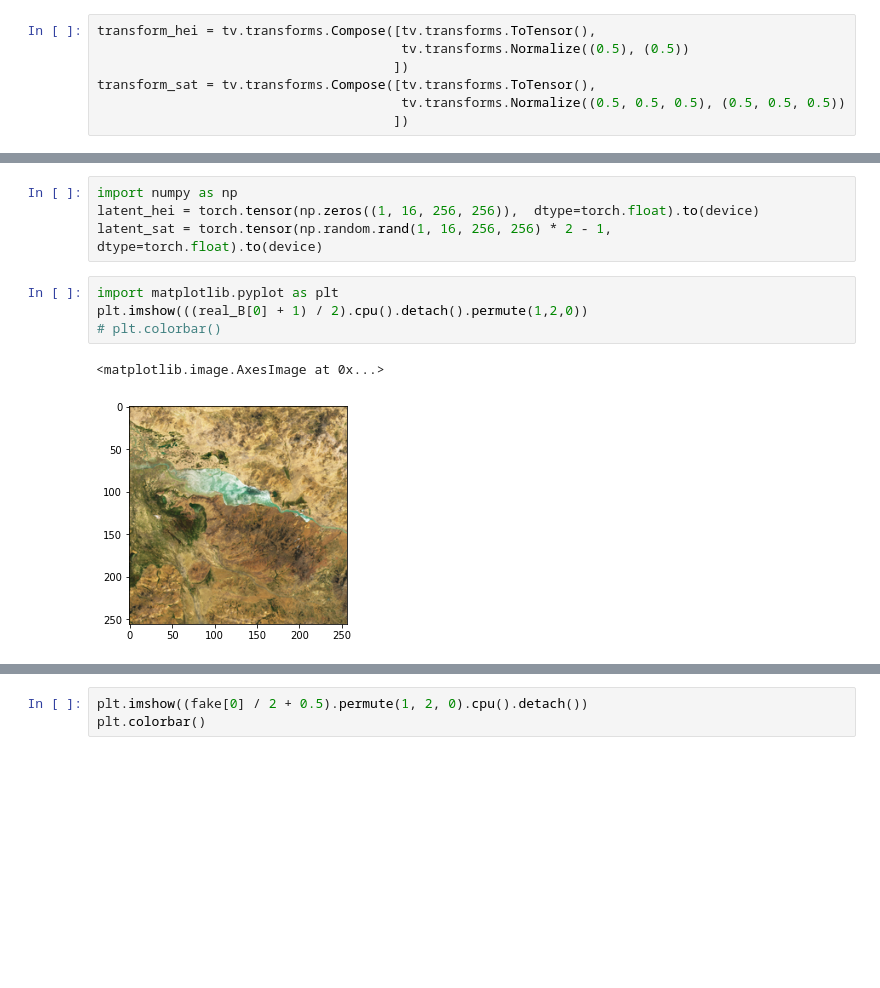
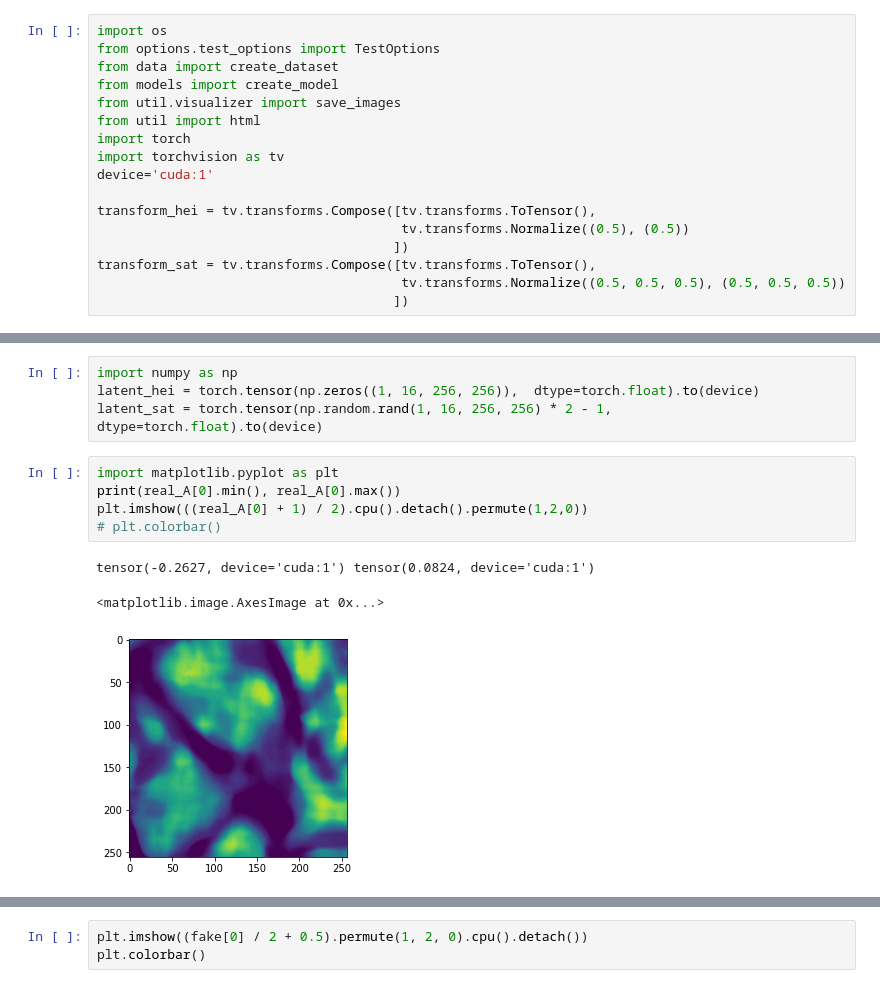
Before and after one commit to jayin92/TerrainGAN, a Jupyter notebook: custom_test.ipynb, the cells around one changed output, grey strips where cells are left out. Cells and saved outputs as stored; diff of their text form; blank space fills up the shorter version.

```diff
--- a/custom_test.ipynb
+++ b/custom_test.ipynb
@@ -58,4 +58,14 @@ device='cuda:1'
 # %%
+import os
+from options.test_options import TestOptions
+from data import create_dataset
+from models import create_model
+from util.visualizer import save_images
+from util import html
+import torch
+import torchvision as tv
+device='cuda:1'
+
 transform_hei = tv.transforms.Compose([tv.transforms.ToTensor(),
                                        tv.transforms.Normalize((0.5), (0.5))
                                       ])
@@ -85,11 +95,13 @@ latent_hei = torch.tensor(np.zeros((1, 16, 256, 256)),  dtype=torch.float).to(de
 latent_sat = torch.tensor(np.random.rand(1, 16, 256, 256) * 2 - 1,  dtype=torch.float).to(device)
 # %%
 import matplotlib.pyplot as plt
-plt.imshow(((real_B[0] + 1) / 2).cpu().detach().permute(1,2,0))
+print(real_A[0].min(), real_A[0].max())
+plt.imshow(((real_A[0] + 1) / 2).cpu().detach().permute(1,2,0))
 # plt.colorbar()
 # %% [output]
-<matplotlib.image.AxesImage at 0x...>
+tensor(-0.2627, device='cuda:1') tensor(0.0824, device='cuda:1')
+<matplotlib.image.AxesImage at 0x...>
-[figure, old version]
+[figure, new version]
 # %%
 # input_hei = torch.cat((A_hei, latent_hei), dim=1)
 
```
Also changed, not shown: parts of 5 cells of this notebook, 8 other files.
